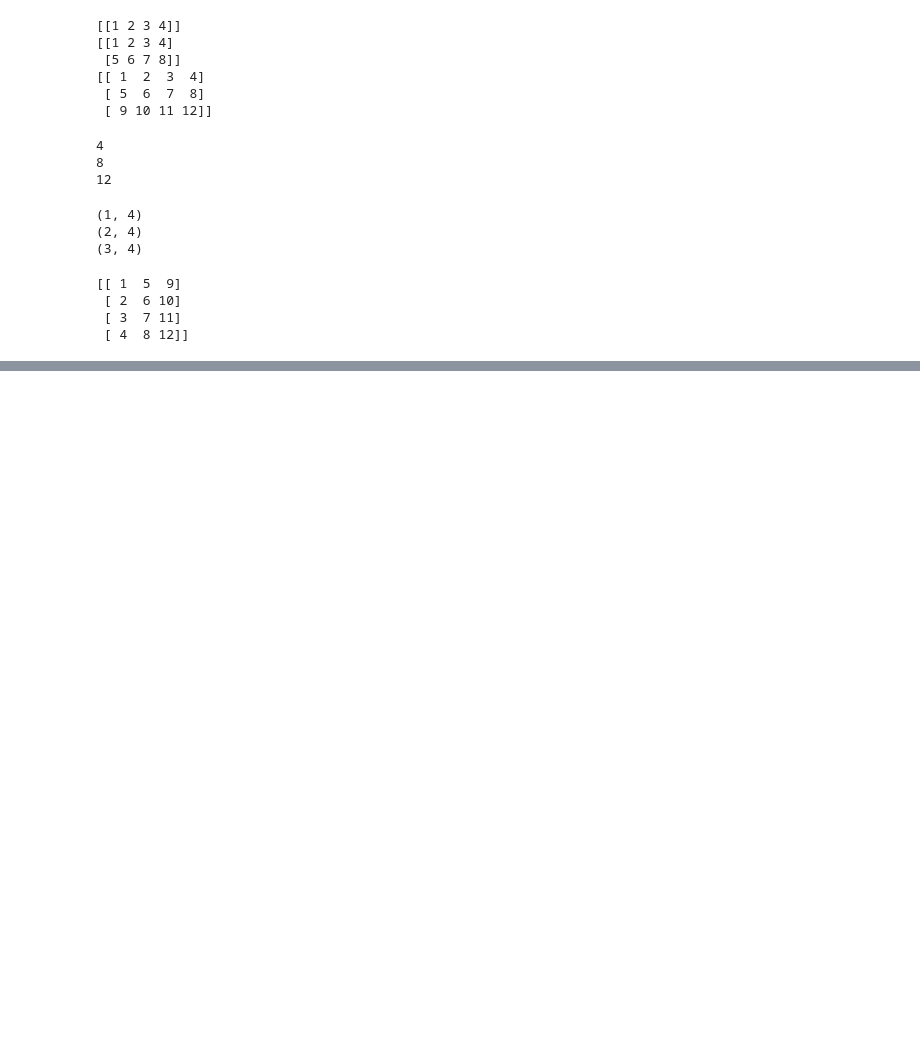
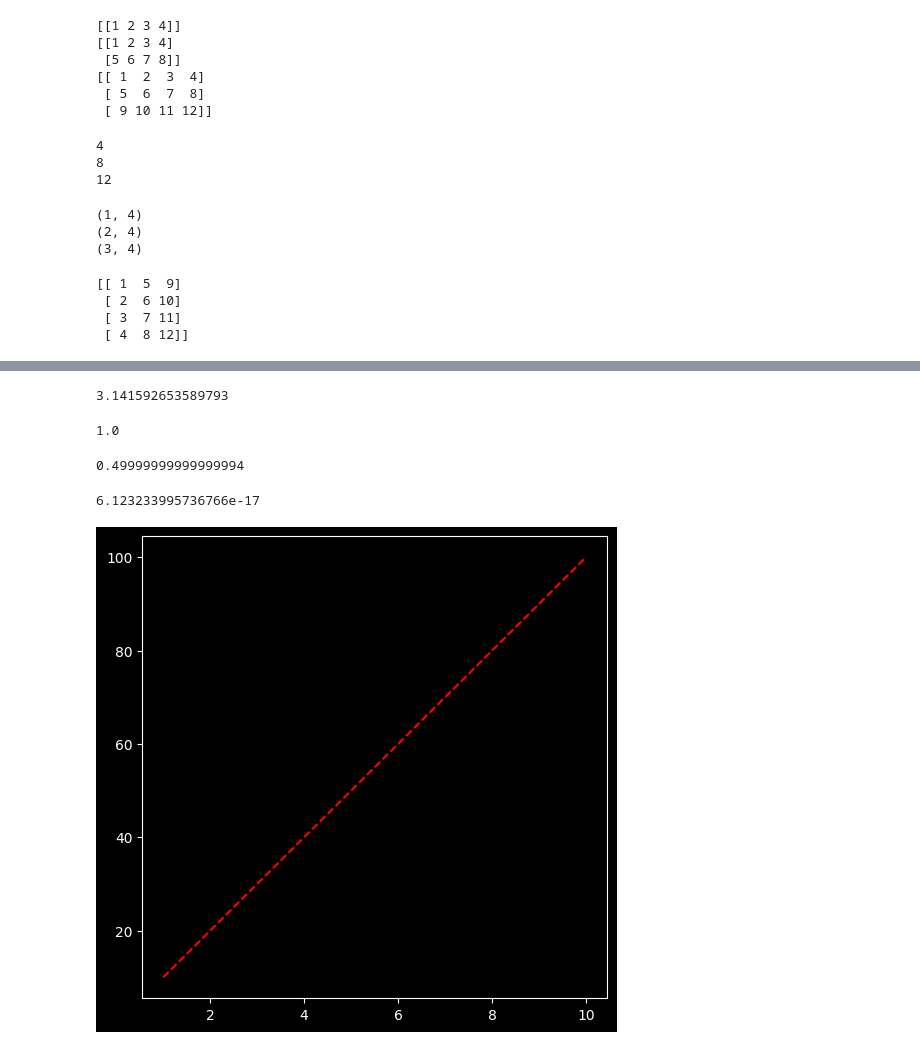
Before and after one commit to Vignesh5140/Python-Libraries, a Jupyter notebook: numpy1.ipynb, the cells around one changed output, grey strips where cells are left out. Drawn from its saved outputs; the diff is of its cells as text; code cells hidden in the pictures; blank space fills up the shorter version.

```diff
--- a/numpy1.ipynb
+++ b/numpy1.ipynb
@@ -1,5 +1,7 @@
 # %%
 import numpy as np
+import matplotlib.pyplot as plt
+plt.style.use('dark_background')
 # %%
 lst=[1,2,3,4,5]
 print(lst)
@@ -48,0 +268,16 @@ print(c.transpose())
+# %%
+np.pi
+# %% [output]
+3.141592653589793
+# %%
+np.sin(np.pi/2)
+# %% [output]
+1.0
+# %%
+np.sin(np.pi/6)
+# %% [output]
+0.49999999999999994
+# %%
+np.cos(np.pi/2)
+# %% [output]
+6.123233995736766e-17
@@ -48,0 +286,9 @@ print(c.transpose())
+# %%
+x=np.arange(1,11)
+y=np.arange(10,110,10)
+
+plt.figure(figsize=(6,6))
+plt.plot(x,y,'r--')
+plt.show()
+# %% [output]
+[figure, added]
```
Also changed, not shown: parts of 46 cells of this notebook.
